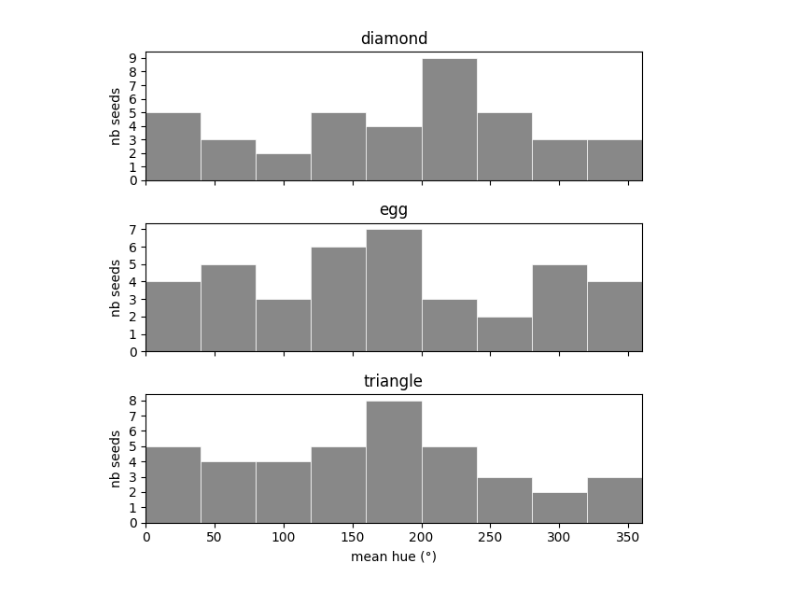
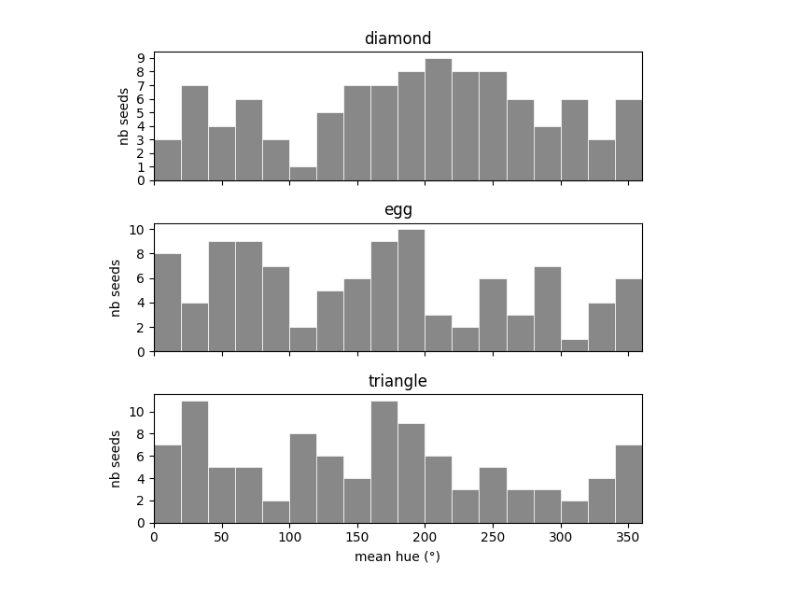
Before and after one commit to lucas-ch/gwsyn, a Jupyter notebook: notebooks/3mod_idiosyncrasy.ipynb, the cells around one changed output. Drawn from its saved outputs; the diff is of its cells as text; code cells hidden in the pictures.

```diff
--- a/notebooks/3mod_idiosyncrasy.ipynb
+++ b/notebooks/3mod_idiosyncrasy.ipynb
@@ -15,10 +15,10 @@ from syn_project.utils_notebook import *
 # %%
 # Liste des couples (condition, dataset) à analyser
 dataset = "form_50_35_15_cgc_0_20"
-experiments = [(f"3mod_basic_s{x}", dataset) for x in range(1, 40)]
+experiments = [(f"3mod_basic_s{x}", dataset) for x in range(0, 101)]
 
 checkpoint_epoch = 0
-n_samples_test = 500
+n_samples_test = 1000
 split = "test"
 
 all_metrics = {}  # clé : "condition / dataset"
@@ -38,7 +38,7 @@ for condition, dataset in experiments:
     objects = get_objects_from_v_latents(
         latent_domains, gw_mod, global_workspace, modules_name,
         modality_from='attr', modality_through='color',
-        modality_main=['attr'], modality_add='color', start_v=True,
+        modality_main=['attr'], modality_add='color', start_v=False,
     )
 
     cat = []
@@ -58,22 +58,22 @@ for condition, dataset in experiments:
 # %%
 import matplotlib.pyplot as plt
 import numpy as np
 
-BIN_SIZE = 40
+BIN_SIZE = 20
 bins = np.arange(0, 361, BIN_SIZE)
 n_cats = len(CAT_NAMES)
 fig, axes = plt.subplots(n_cats, 1, figsize=(6, 2 * n_cats), sharex=True)
 
 for ci, ax in enumerate(axes):
     hues = [all_metrics[label][ci]['mean_hue'] for label in all_metrics]
     ax.hist(hues, bins=bins, color='#888888', edgecolor='white', linewidth=0.5)
     ax.set_ylabel("nb seeds")
     ax.set_title(CAT_NAMES[ci], fontsize=12)
     ax.set_xlim(0, 360)
     ax.yaxis.set_major_locator(plt.MaxNLocator(integer=True))
 
 axes[-1].set_xlabel("mean hue (°)")
 fig.tight_layout()
 plt.show()
 # %% [output]
-[figure, old version]
+[figure, new version]
```
Also changed, not shown: parts of 3 cells of this notebook, 4 other files.
